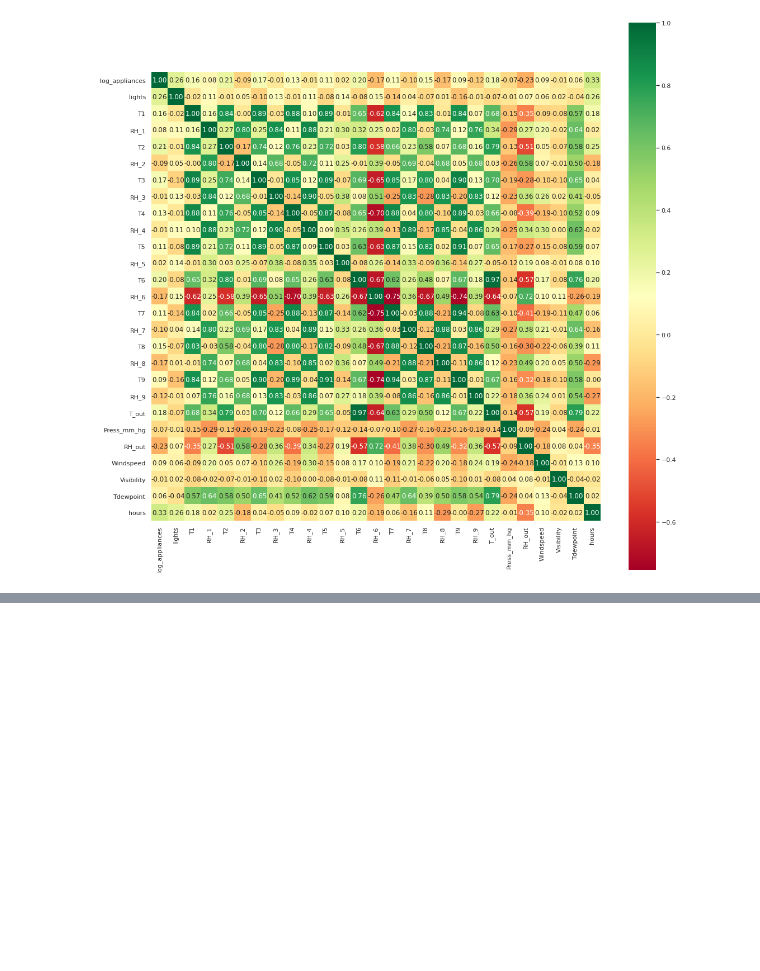
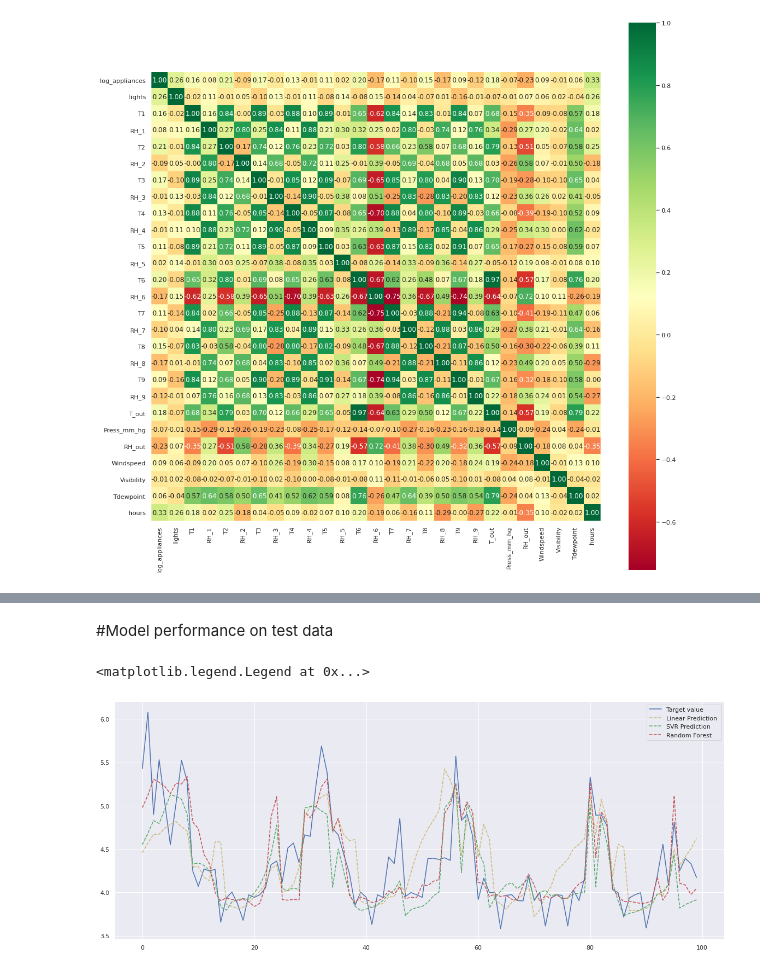
Before and after one commit to Yogesh-8998/Energy-Appliances-Prediction, a Jupyter notebook: Appliances_Energy_Prediction.ipynb, the cells around one changed output, grey strips where cells are left out. Saved outputs shown, nothing was run; the diff lists cells and outputs as text; code cells hidden in the pictures; blank space fills up the shorter version.

```diff
--- a/Appliances_Energy_Prediction.ipynb
+++ b/Appliances_Energy_Prediction.ipynb
@@ -448,0 +448,5 @@ df.head()
+# %%
+from sklearn import linear_model
+
+lin_model = linear_model.LinearRegression()
+lin_model.fit(X_train,y_train)
@@ -448,0 +455,5 @@ df.head()
+# %%
+from sklearn import svm
+
+svr_model = svm.SVR(gamma='scale')
+svr_model.fit(X_train,y_train)
@@ -448,0 +463,5 @@ df.head()
+# %%
+from sklearn.ensemble import RandomForestRegressor
+
+rf_model = RandomForestRegressor(n_estimators=100,random_state=1)
+rf_model.fit(X_train, y_train)
@@ -449 +545,17 @@ df.head()
+# %% [markdown]
+#Model performance on test data
+# %%
+y1_pred = lin_model.predict(X_test)
+y2_pred = svr_model.predict(X_test)
+y3_pred = rf_model.predict(X_test)
+# %%
+fig = plt.figure(figsize=(20,8))
+plt.plot(y_test[:100].values,label='Target value',color='b')
+plt.plot(y1_pred[:100],label='Linear Prediction ', linestyle='--', color='y')
+plt.plot(y2_pred[:100],label='SVR Prediction ', linestyle='--', color='g')
+plt.plot(y3_pred[:100],label='Random Forest', linestyle='--', color='r')
+plt.legend(loc=1)
+# %% [output]
+<matplotlib.legend.Legend at 0x...>
+[figure, added]
 # %%
```
Also changed, not shown: parts of 14 cells of this notebook.
